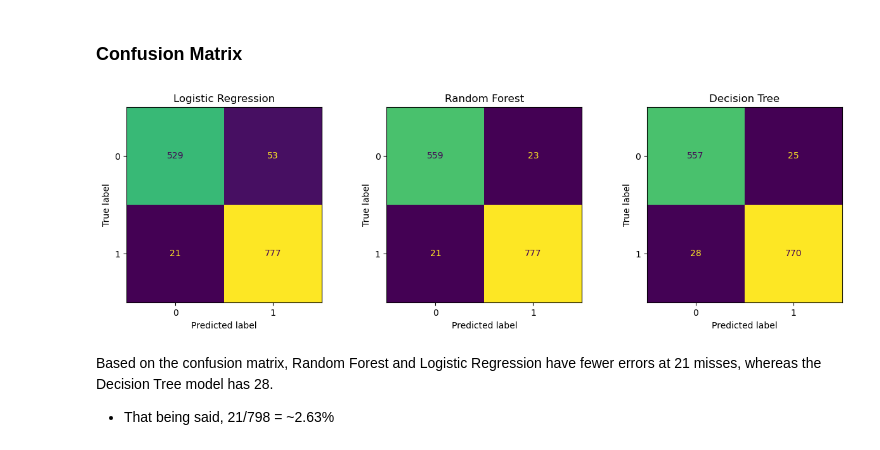
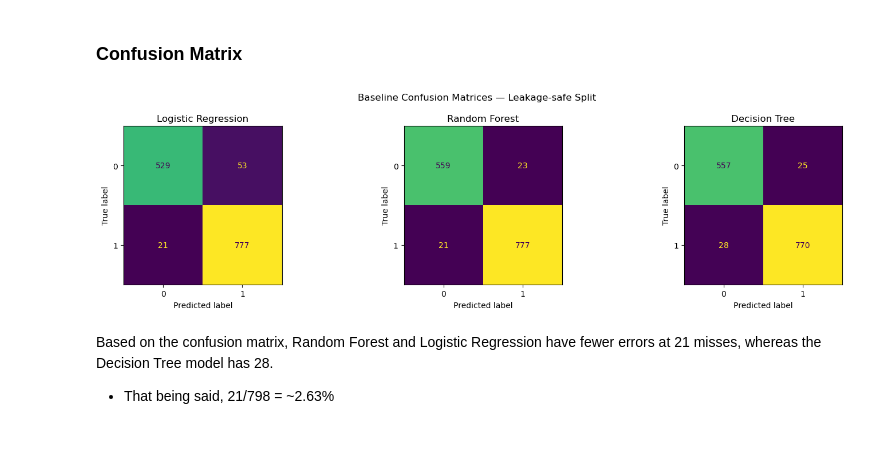
Before and after one commit to a4ash/prompt-injection-classifier, a Jupyter notebook: notebooks/04_evaluation.ipynb, the cells around one changed output. Cells and saved outputs as stored; diff of their text form; code cells hidden in the pictures.

Commit message:
Add metrics and figures to results; export code in evaluation notebook.

```diff
--- a/notebooks/04_evaluation.ipynb
+++ b/notebooks/04_evaluation.ipynb
@@ -78,14 +79,18 @@ plt.show()
 # %%
 from sklearn.metrics import ConfusionMatrixDisplay
 
 models = {"Logistic Regression": logModel_a, "Random Forest": rfModel_a, "Decision Tree": dtModel_a}
 
 fig, axes = plt.subplots(1, 3, figsize=(15, 4))
 for ax, (name, model) in zip(axes, models.items()):
     ConfusionMatrixDisplay.from_estimator(model, Xa_test_vec, ya_test, ax=ax, colorbar=False)
     ax.set_title(name)
+plt.suptitle("Baseline Confusion Matrices — Leakage-safe Split")
+plt.tight_layout()
+plt.savefig("../results/baseline_confusion_leakage_safe.png", dpi=150, bbox_inches="tight")
+plt.show()
 # %% [output]
-[figure, old version]
+[figure, new version]
 # %% [markdown]
 Based on the confusion matrix, Random Forest and Logistic Regression have fewer errors at 21 misses, whereas the Decision Tree model has 28.
 - That being said, 21/798 = ~2.63%
```
Also changed, not shown: parts of 5 cells of this notebook, 6 other files.
